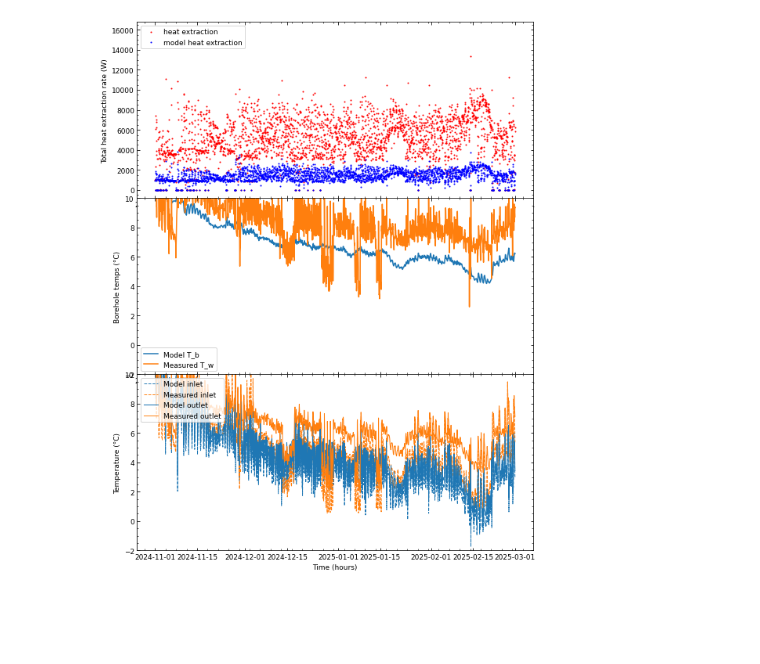
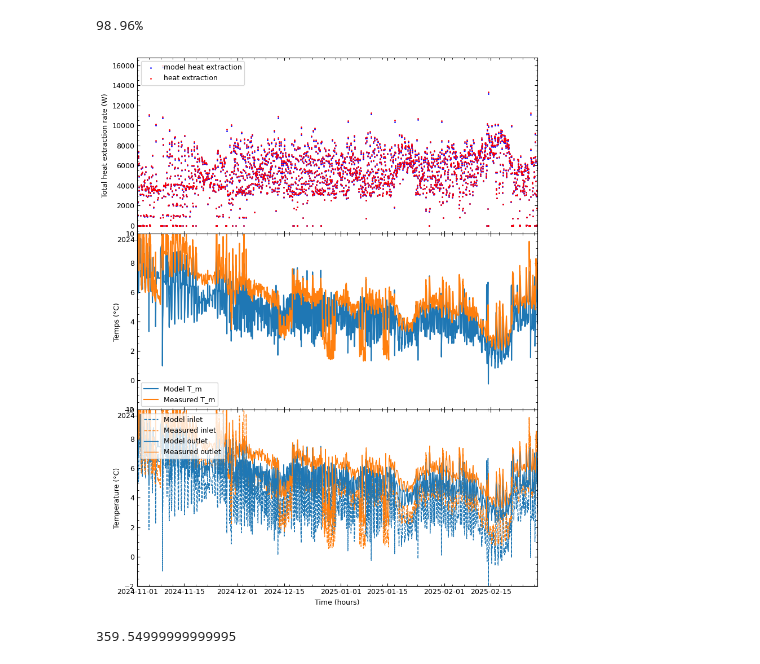
Before and after one commit to XTianDelft/HSE-Thermo-Simplification, a Jupyter notebook: HSE data/test.ipynb, the cells around one changed output. Saved outputs shown, nothing was run; the diff lists cells and outputs as text; code cells hidden in the pictures; blank space fills up the shorter version.

```diff
--- a/HSE data/test.ipynb
+++ b/HSE data/test.ipynb
@@ -242,5 +212,37 @@ Calculating segment to segment response factors ...
+# %%
+LoadAgg.initialize(gfunc.gFunc / (2 * np.pi * k_s))
+
+T_b = np.zeros(Nt)
+T_f_in = np.zeros(Nt)
+T_f_out = np.zeros(Nt)
+
+for i in range(Nt):
+    if i % 50 == 0:
+        print(f'{i*100/Nt:.2f}%', end='\r')
+
+    # Increment time step by (1)
+    LoadAgg.next_time_step(i*3600)
+
+    Q_i = Q_tot[i]
+
+    # Apply current load (in watts per meter of borehole)
+    q_b = Q_i/Hs.sum()
+    LoadAgg.set_current_load(q_b)
+
+    # Evaluate borehole wall temperature
+    deltaT_b = LoadAgg.temporal_superposition()
+    T_b[i] = T_g - deltaT_b
+
+    # Evaluate inlet fluid temperature (all boreholes are the same)
+    T_f_in[i] = network.get_network_inlet_temperature(
+            Q_tot[i], T_b[i], flow_rate_kgs[i]+0.01, cp_f, nSegments=12)
+
+    # Evaluate outlet fluid temperature
+    T_f_out[i] = network.get_network_outlet_temperature(
+            T_f_in[i],  T_b[i], flow_rate_kgs[i]+0.01, cp_f, nSegments=12)
+# %% [output]
+98.96%
 # %%
-
 # Configure figure and axes
 fig = gt.utilities._initialize_figure()
 fig.set_size_inches(8, 10)
@@ -249,51 +251,54 @@ ax1 = fig.add_subplot(311)
 plt.sca(ax1)
 # Axis labels
 plt.ylabel(r'Total heat extraction rate (W)')
+plt.xlim(timestamps.min(), timestamps.max())
 gt.utilities._format_axes(plt.gca())
 
 # Plot heat extraction rates
+Q_calc = flow_rate_kgs * cp_f * (T_f_out - T_f_in)
+plt.scatter(timestamps, Q_calc, c='blue', s=1, label='model heat extraction')
 plt.scatter(timestamps, Q_tot, c='red', s=1, label='heat extraction')
-m_dot = 3/3600*rho_f
-Q_calc = m_dot * cp_f * (T_f_out - T_f_in)
-plt.scatter(timestamps, Q_calc, c='blue', s=1, label='model heat extraction')
 plt.legend(loc='upper left')
 
 ax2 = fig.add_subplot(312, sharex = ax1)
 plt.sca(ax2)
-plt.ylabel(r'Borehole temps (°C)')
+plt.ylabel(r'Temps (°C)')
 gt.utilities._format_axes(plt.gca())
-plt.plot(timestamps, T_b, c='tab:blue', label='Model T_b')
+plt.plot(timestamps, (T_f_in + T_f_out)/2, c='tab:blue', label='Model T_m')
 T_m = (inlet_temps + outlet_temps)/2
-T_w = T_m + Q_tot/Hs.sum()*0.18
-plt.plot(timestamps, T_w, c='tab:orange', label='Measured T_w')
+plt.plot(timestamps, T_m, c='tab:orange', label='Measured T_m')
 plt.ylim(-2, 10)
 plt.legend()
 
 
 
 # # ax2.plot(timestamps, T_b, label='Borehole wall')
 # ax2.plot(timestamps, T_f_in, label='Model inlet')
 # ax2.plot(timestamps, inlet_temps, label='Measured inlet')
 # ax2.legend(loc='upper left')
 
 ax3 = fig.add_subplot(313, sharex = ax1)
 plt.sca(ax3)
 plt.xlabel(r'Time (hours)')
 plt.ylabel(r'Temperature (°C)')
 gt.utilities._format_axes(plt.gca())
 
 plt.plot(timestamps, T_f_in, c='tab:blue', lw=1, ls='--', label='Model inlet')
 plt.plot(timestamps, inlet_temps, c='tab:orange', lw=1, ls='--', label='Measured inlet')
 plt.plot(timestamps, T_f_out, c='tab:blue', lw=1, ls='-', label='Model outlet')
 plt.plot(timestamps, outlet_temps, c='tab:orange', lw=1, ls='-', label='Measured outlet')
 plt.ylim(-2, 10)
 plt.legend(loc='upper left')
 
 # Adjust to plot window
 plt.tight_layout()
 plt.subplots_adjust(hspace=.0)
 # plt.savefig('network-data.pdf')
 # plt.savefig('network-data.png', dpi=360)
 plt.show()
 # %% [output]
-[figure, old version]
+[figure, new version]
+# %%
+print(Hs.sum())
+# %% [output]
+359.54999999999995
```
Also changed, not shown: parts of 1 cell of this notebook.
